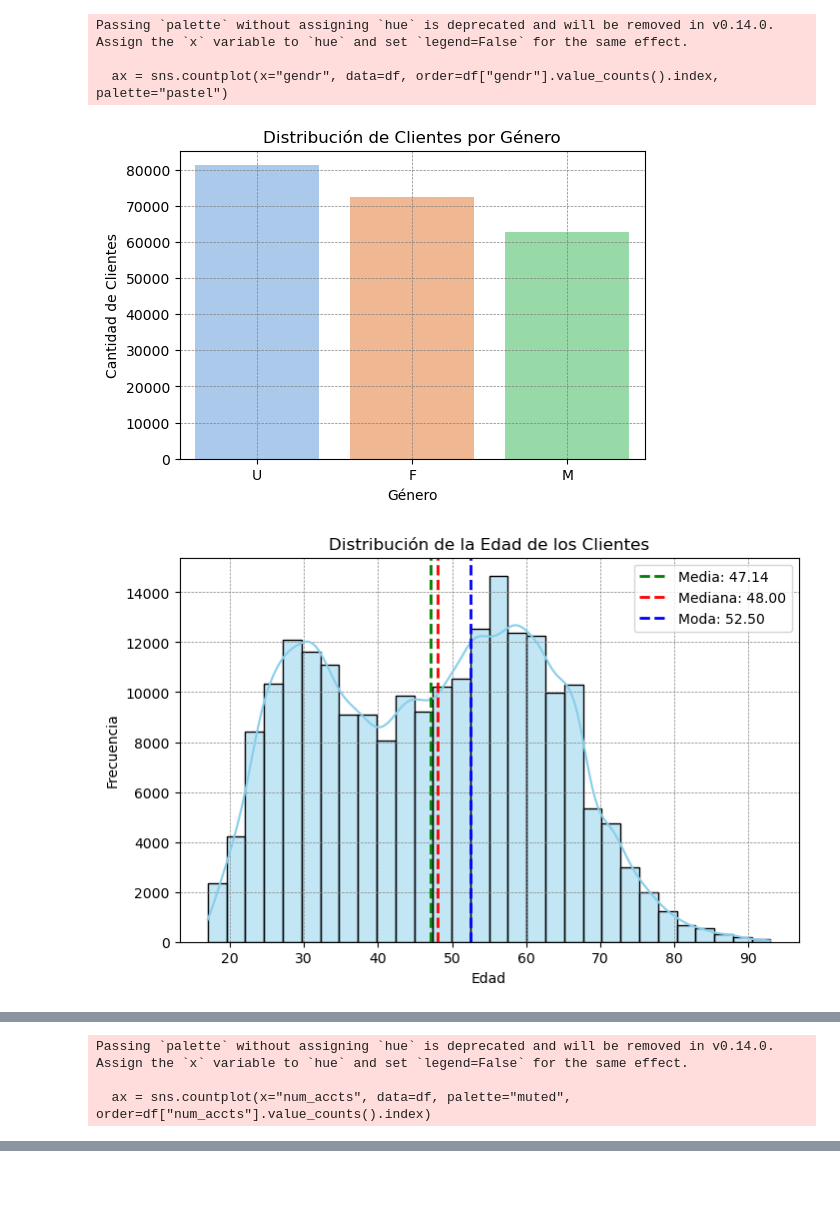
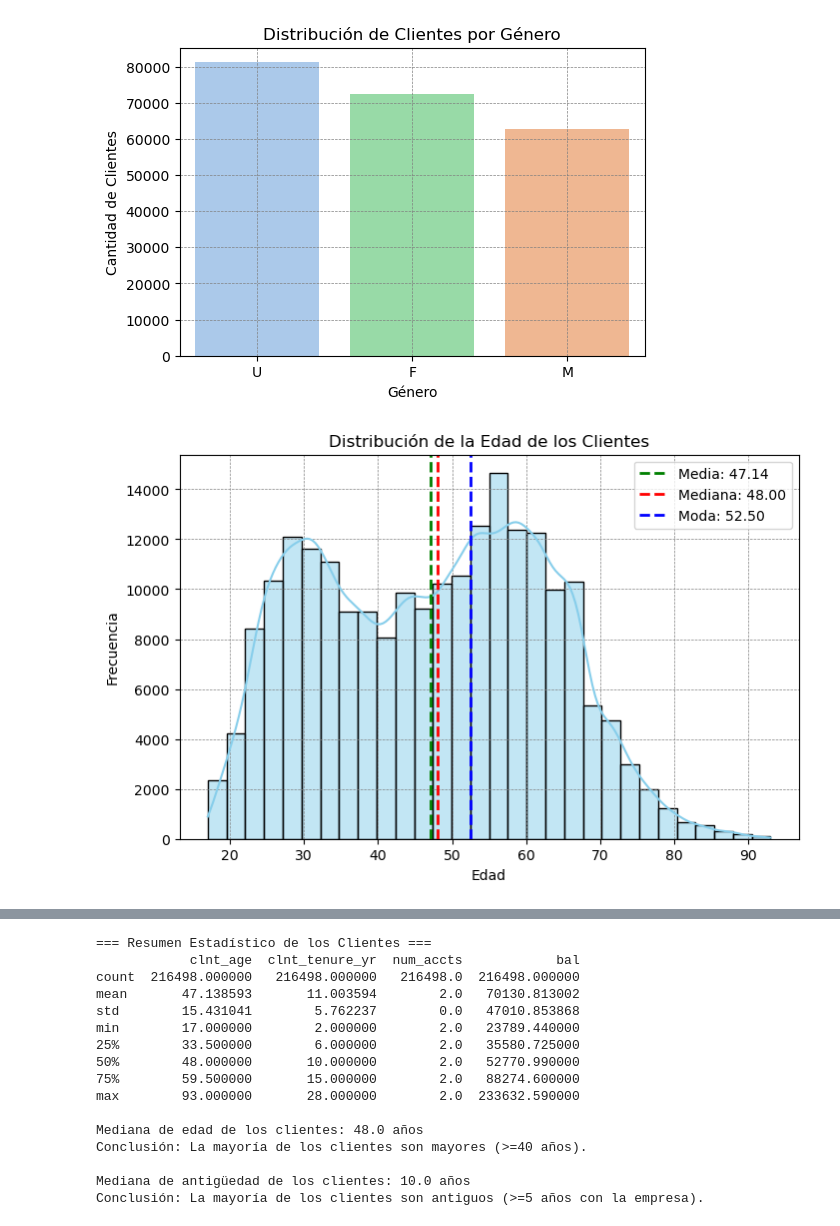
Before and after one commit to jesuserro/eda-testing-vanguard, a Jupyter notebook: src/kpi/0_demographics.ipynb, the cells around one changed output, grey strips where cells are left out. Drawn from its saved outputs; the diff is of its cells as text; code cells hidden in the pictures; blank space fills up the shorter version.

```diff
--- a/src/kpi/0_demographics.ipynb
+++ b/src/kpi/0_demographics.ipynb
@@ -37,7 +37,7 @@ def add_stat_lines(ax, data, color_mean='green', color_median='red', color_mode=
 
 # 1) Distribución por Género
 plt.figure(figsize=(6, 4))
-ax = sns.countplot(x="gendr", data=df, order=df["gendr"].value_counts().index, palette="pastel")
+ax = sns.countplot(x="gendr", data=df, hue="gendr", order=df["gendr"].value_counts().index, palette="pastel", legend=False)
 plt.title("Distribución de Clientes por Género")
 plt.xlabel("Género")
 plt.ylabel("Cantidad de Clientes")
@@ -69,7 +69,7 @@ plt.show()
 
 # 4) Distribución por Número de Cuentas
 plt.figure(figsize=(6, 4))
-ax = sns.countplot(x="num_accts", data=df, palette="muted", order=df["num_accts"].value_counts().index)
+ax = sns.countplot(x="num_accts", data=df, hue="num_accts", palette="muted", order=df["num_accts"].value_counts().index, legend=False)
 plt.title("Distribución de Número de Cuentas por Cliente")
 plt.xlabel("Número de Cuentas")
 plt.ylabel("Cantidad de Clientes")
@@ -88,41 +88,35 @@ plt.grid(True, which='both', linestyle='--', linewidth=0.5, color='grey')
 add_stat_lines(ax, df["bal"].dropna())
 plt.savefig("../../img/analisis_demografico_balance.jpg")
 plt.show()
 
 # --------------------------------------------------
 # PASO 4: Resumen de los perfiles demográficos
 # --------------------------------------------------
 print("\n=== Resumen Estadístico de los Clientes ===")
 print(df[["clnt_age", "clnt_tenure_yr", "num_accts", "bal"]].describe())
 
 # --------------------------------------------------
 # PASO 5: Identificar los grupos principales
 # --------------------------------------------------
 
 # ¿Los clientes principales son jóvenes o mayores?
 edad_mediana = df["clnt_age"].median()
 print(f"\nMediana de edad de los clientes: {edad_mediana:.1f} años")
 if edad_mediana < 40:
     print("Conclusión: La mayoría de los clientes son jóvenes (<40 años).")
 else:
     print("Conclusión: La mayoría de los clientes son mayores (>=40 años).")
 
 # ¿Los clientes principales son nuevos o antiguos?
 tenure_mediana = df["clnt_tenure_yr"].median()
 print(f"\nMediana de antigüedad de los clientes: {tenure_mediana:.1f} años")
 if tenure_mediana < 5:
     print("Conclusión: La mayoría de los clientes son nuevos (<5 años con la empresa).")
 else:
     print("Conclusión: La mayoría de los clientes son antiguos (>=5 años con la empresa).")
 # %% [output]
-Passing `palette` without assigning `hue` is deprecated and will be removed in v0.14.0. Assign the `x` variable to `hue` and set `legend=False` for the same effect.
-
-  ax = sns.countplot(x="gendr", data=df, order=df["gendr"].value_counts().index, palette="pastel")
-[figure, old version]
+[figure, new version]
 [figure]
 [figure]
-Passing `palette` without assigning `hue` is deprecated and will be removed in v0.14.0. Assign the `x` variable to `hue` and set `legend=False` for the same effect.
-
-  ax = sns.countplot(x="num_accts", data=df, palette="muted", order=df["num_accts"].value_counts().index)
 [figure]
 [figure]
@@ -144,0 +123,16 @@ Conclusión: La mayoría de los clientes son antiguos (>=5 años con la empresa)
+=== Resumen Estadístico de los Clientes ===
+            clnt_age  clnt_tenure_yr  num_accts            bal
+count  216498.000000   216498.000000   216498.0  216498.000000
+mean       47.138593       11.003594        2.0   70130.813002
+std        15.431041        5.762237        0.0   47010.853868
+min        17.000000        2.000000        2.0   23789.440000
+25%        33.500000        6.000000        2.0   35580.725000
+50%        48.000000       10.000000        2.0   52770.990000
+75%        59.500000       15.000000        2.0   88274.600000
+max        93.000000       28.000000        2.0  233632.590000
+
+Mediana de edad de los clientes: 48.0 años
+Conclusión: La mayoría de los clientes son mayores (>=40 años).
+
+Mediana de antigüedad de los clientes: 10.0 años
+Conclusión: La mayoría de los clientes son antiguos (>=5 años con la empresa).
```
Also changed, not shown: parts of 1 cell of this notebook, 1 other file.
